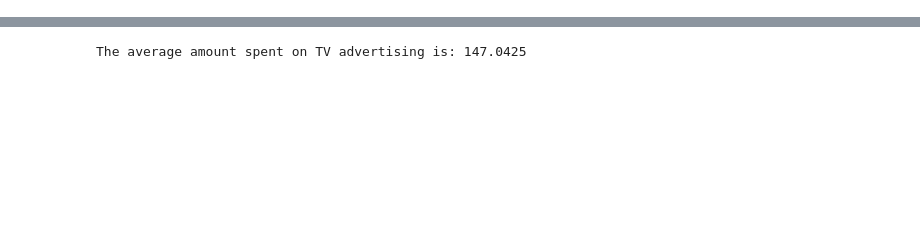
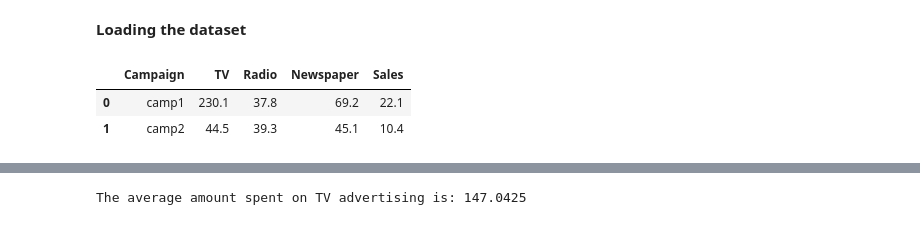
Before and after one commit to anikashaji/Finlatics-Projetcs, a Jupyter notebook: Sales_Prediction_Analysis.ipynb, the cells around one changed output, grey strips where cells are left out. Saved outputs shown, nothing was run; the diff lists cells and outputs as text; code cells hidden in the pictures; blank space fills up the shorter version.

```diff
--- a/Sales_Prediction_Analysis.ipynb
+++ b/Sales_Prediction_Analysis.ipynb
@@ -1,3 +3,11 @@
+# %% [markdown]
+**Loading the dataset**
 # %%
 import pandas as pd
 df = pd.read_csv('/content/advertising_sales_data.csv')
+# %%
+df.head(2)
+# %% [output]
+|  | Campaign | TV | Radio | Newspaper | Sales |
+| 0 | camp1 | 230.1 | 37.8 | 69.2 | 22.1 |
+| 1 | camp2 | 44.5 | 39.3 | 45.1 | 10.4 |
```
Also changed, not shown: parts of 53 cells of this notebook.
